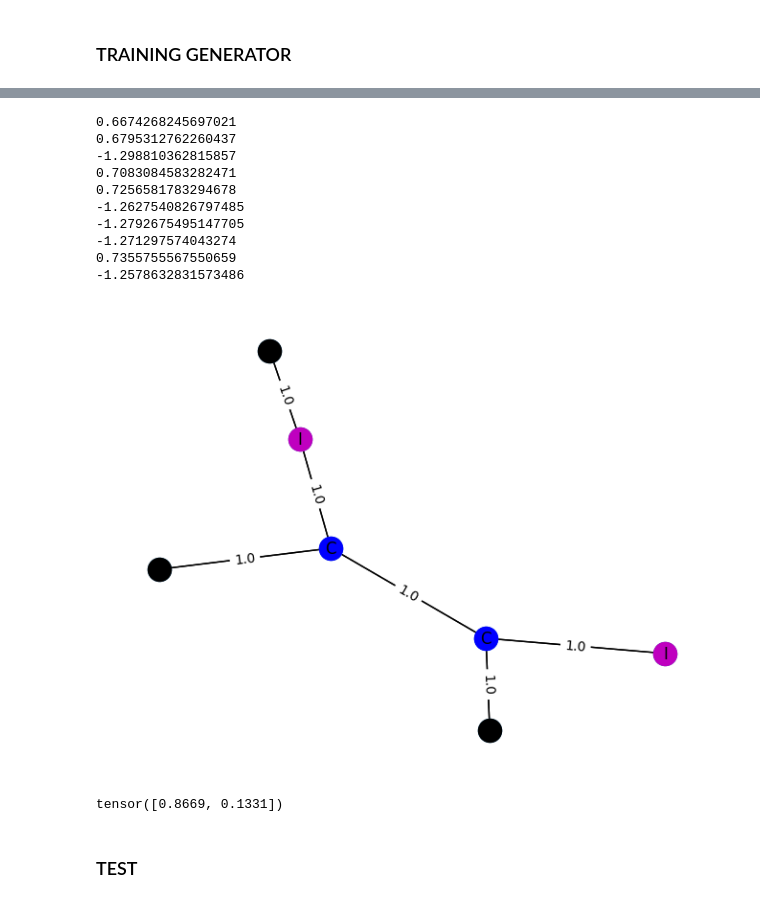
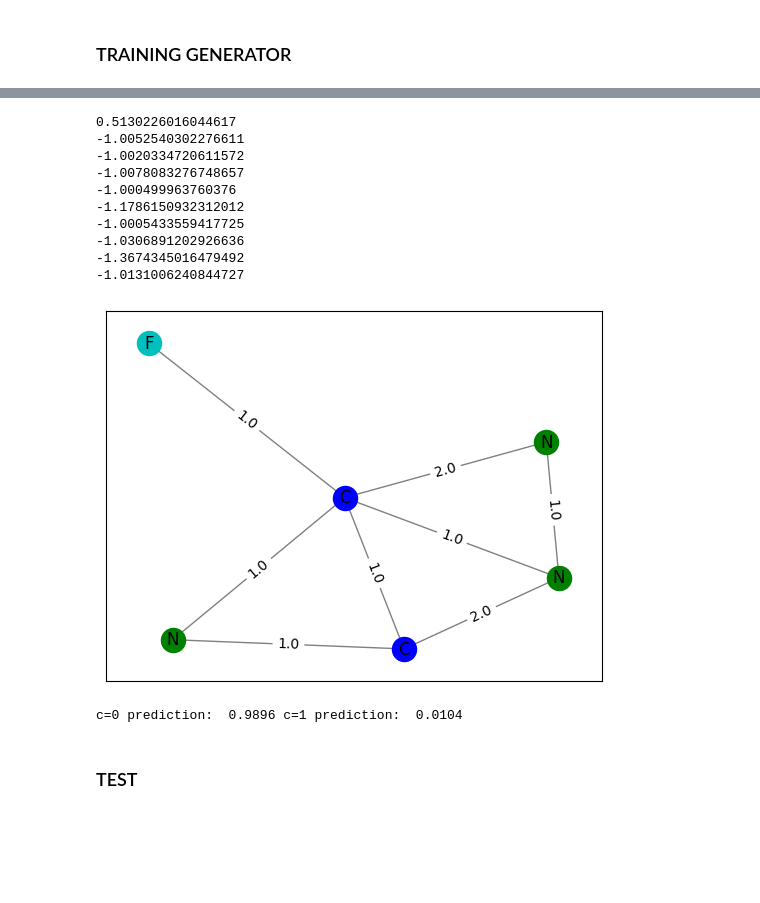
Before and after one commit to alessioborgi/XGNN_GraphGenRL, a Jupyter notebook: X_GNN_MUTAG.ipynb, the cells around one changed output, grey strips where cells are left out. Drawn from its saved outputs; the diff is of its cells as text; code cells hidden in the pictures; blank space fills up the shorter version.

```diff
--- a/X_GNN_MUTAG.ipynb
+++ b/X_GNN_MUTAG.ipynb
@@ -946,7 +730,7 @@ class Generator(nn.Module):
 # %%
 import torch.optim as optim
 
-def train_generator(generator, num_episodes=1000, max_gen_step=10, max_nodes = 6, learning_rate=0.01, b1=0.9, b2=0.999):
+def train_generator(generator, num_episodes=1000, max_gen_step=10, max_nodes = 5, learning_rate=0.01, b1=0.9, b2=0.999):
     """
     Train the generator to produce graphs that maximize the target GNN's confidence for a given class.
 
@@ -958,27 +742,26 @@ def train_generator(generator, num_episodes=1000, max_gen_step=10, max_nodes = 6
     """
     # Set up the optimizer
     optimizer = optim.Adam(generator.parameters(), lr=learning_rate, betas=(b1, b2))
+    R_sum = 0
+    Loss_sum = 0
+    count = 0
 
     # Training loop
     for episode in range(num_episodes):
         # Reset the graph to start from a single node
         generator.reset_graph()
 
-        R_sum = 0
-        Loss_sum = 0
-        count = 0
-
         for step in range(max_gen_step):
             G = copy.deepcopy(generator.G)
             # Forward pass: Generate the next step in the graph (Gt -> Gt+1)
-            p_start, a_start, p_end, a_end, G = generator.forward(G)
+            p_start, a_start, p_end, a_end, G_t_1 = generator.forward(G)
 
             # Calculate the reward for the generated graph G_t+1
-            Rt = generator.calculate_reward(G)
+            Rt = generator.calculate_reward(G_t_1)
             R_sum += Rt
             count += 1
             # Calculate loss using the reward and generated probabilities
-            loss = generator.calculate_loss(Rt, p_start, a_start, p_end, a_end, G)
+            loss = generator.calculate_loss(Rt, p_start, a_start, p_end, a_end, G_t_1)
             Loss_sum += loss
 
             # Perform backpropagation and update the generator's parameters
@@ -986,26 +769,27 @@ def train_generator(generator, num_episodes=1000, max_gen_step=10, max_nodes = 6
             loss.backward()
             optimizer.step()
 
-            # Check if the number of nodes exceeds the allowed max_gen_step
-            if G['num_nodes'] > max_nodes:
+            if G_t_1['num_nodes'] >= max_nodes:
                 generator.reset_graph()
-            elif Rt > 0:
-                generator.G = G
+
+            elif Rt >= 0:
+                generator.G = G_t_1
 
         # Logging for debugging or monitoring training progress
         if episode % 10 == 0:
             print(f"Episode {episode}/{num_episodes}, mean Loss: {loss/count}, Mean_Reward: {R_sum/count}")
+            R_sum, Loss_sum, count = 0, 0, 0
 
     print("Training complete.")
 
 # Example usage:
 if __name__ == "__main__":
     # Initialize the Generator with the appropriate parameters
-    model_path = 'model/gcn_first.pth'
+    model_path = './gcn_first.pth'
     candidate_set = ['C.4', 'N.4', 'O.2', 'F.1', 'I.1', 'Cl.1', 'Br.1']
-    g = Generator(model_path=model_path, C=candidate_set, node_feature_dim=7, c=0, start=0)
+    g = Generator(model_path=model_path, C=candidate_set, nfeat=7, c=0, start=0, max_nodes=5)
 
     # Train the generator
-    train_generator(g, num_episodes=100, max_gen_step=10, learning_rate=0.01)
+    train_generator(g, num_episodes=200, max_gen_step=20, learning_rate=0.001)
 # %% [output]
 You are using `torch.load` with `weights_only=False` (the current default value), which uses the default pickle module implicitly. It is possible to construct malicious pickle data which will execute  ...
@@ -1067,17 +812,0 @@ def generate_graph(generator, max_gen_step=10, max_nodes = 4):
-# %%
-to_display = generate_graph(g, max_gen_step = 10, max_nodes = 6)
-display_graph(to_display)
-g.model(to_display['feat'], to_display['adj'])
-# %% [output]
-0.6674268245697021
-0.6795312762260437
--1.298810362815857
-0.7083084583282471
-0.7256581783294678
--1.2627540826797485
--1.2792675495147705
--1.271297574043274
-0.7355755567550659
--1.2578632831573486
-[figure, removed]
-tensor([0.8669, 0.1331])
@@ -1084,3 +878,18 @@ tensor([0.8669, 0.1331])
+# %%
+generate_and_draw_graph(g, candidate_set, max_gen_step=10)
+# %% [output]
+0.5130226016044617
+-1.0052540302276611
+-1.0020334720611572
+-1.0078083276748657
+-1.000499963760376
+-1.1786150932312012
+-1.0005433559417725
+-1.0306891202926636
+-1.3674345016479492
+-1.0131006240844727
+[figure, added]
+c=0 prediction:  0.9896 c=1 prediction:  0.0104
 # %% [markdown]
 ### TEST
 # %%
```
Also changed, not shown: parts of 18 cells of this notebook.
